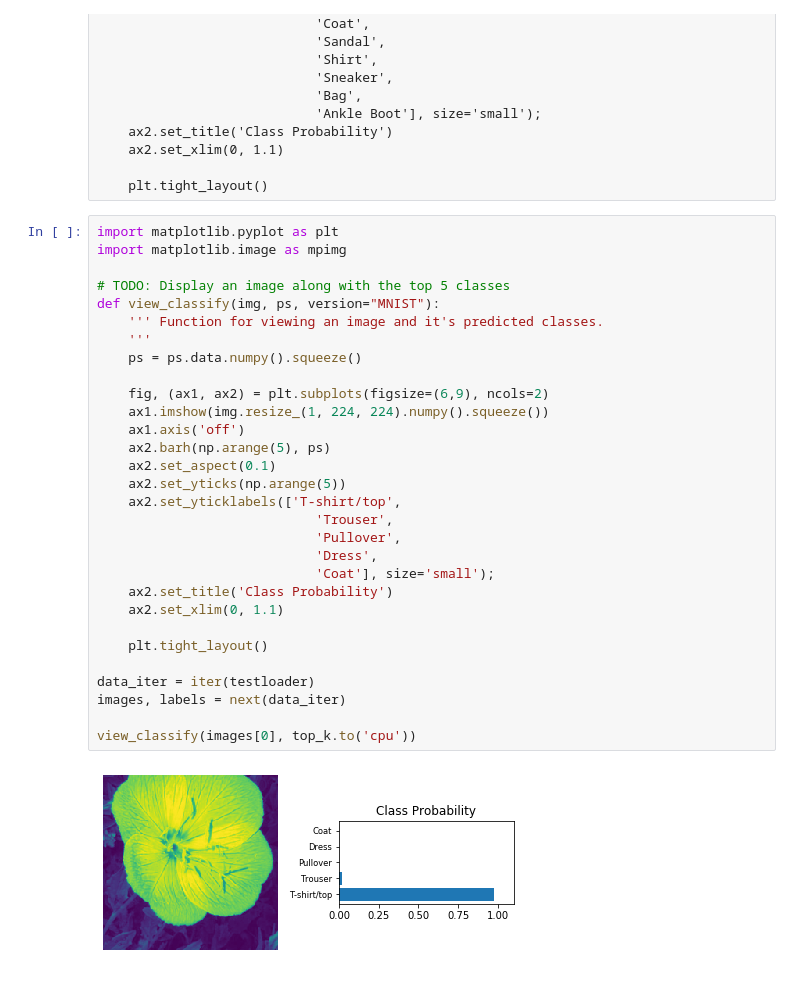
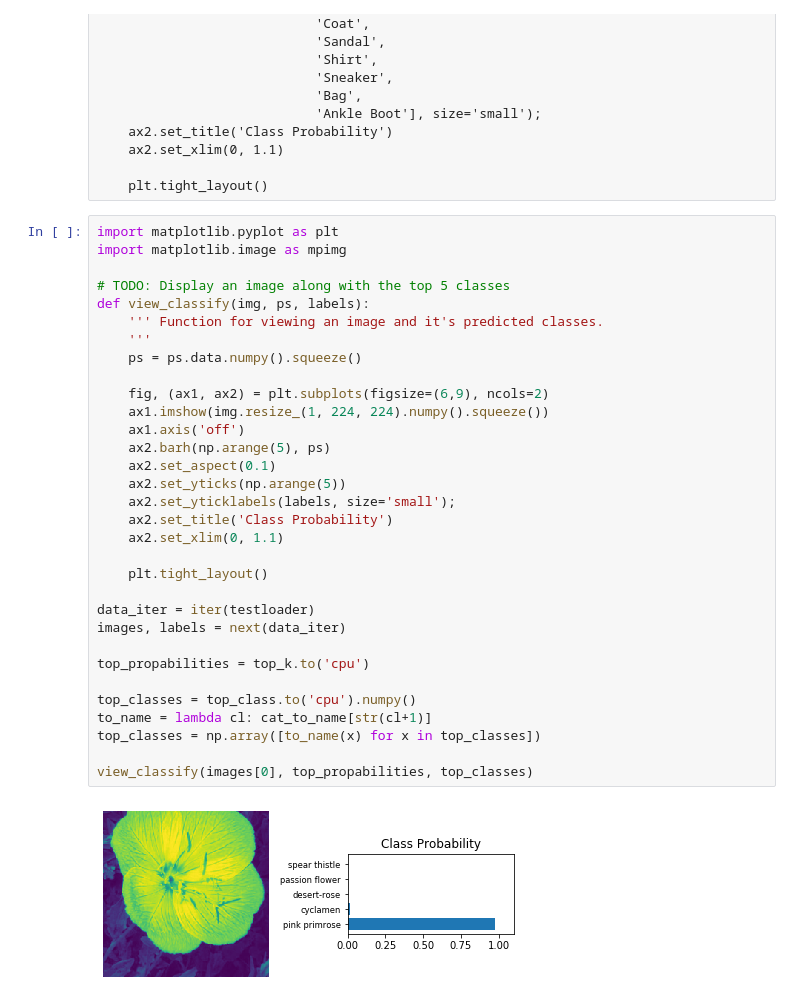
Before and after one commit to vasilkosturski/udacity-ml-intro, a Jupyter notebook: neural-networks/image-classifier/src/Image Classifier Project.ipynb, the cells around one changed output. Saved outputs shown, nothing was run; the diff lists cells and outputs as text.

```diff
--- a/neural-networks/image-classifier/src/Image Classifier Project.ipynb
+++ b/neural-networks/image-classifier/src/Image Classifier Project.ipynb
@@ -477,32 +477,34 @@ def view_classify(img, ps, version="MNIST"):
 # %%
 import matplotlib.pyplot as plt
 import matplotlib.image as mpimg
 
 # TODO: Display an image along with the top 5 classes
-def view_classify(img, ps, version="MNIST"):
+def view_classify(img, ps, labels):
     ''' Function for viewing an image and it's predicted classes.
     '''
     ps = ps.data.numpy().squeeze()
 
     fig, (ax1, ax2) = plt.subplots(figsize=(6,9), ncols=2)
     ax1.imshow(img.resize_(1, 224, 224).numpy().squeeze())
     ax1.axis('off')
     ax2.barh(np.arange(5), ps)
     ax2.set_aspect(0.1)
     ax2.set_yticks(np.arange(5))
-    ax2.set_yticklabels(['T-shirt/top',
-                            'Trouser',
-                            'Pullover',
-                            'Dress',
-                            'Coat'], size='small');
+    ax2.set_yticklabels(labels, size='small');
     ax2.set_title('Class Probability')
     ax2.set_xlim(0, 1.1)
 
     plt.tight_layout()
 
 data_iter = iter(testloader)
 images, labels = next(data_iter)
 
-view_classify(images[0], top_k.to('cpu'))
+top_propabilities = top_k.to('cpu')
+
+top_classes = top_class.to('cpu').numpy()
+to_name = lambda cl: cat_to_name[str(cl+1)]
+top_classes = np.array([to_name(x) for x in top_classes])
+
+view_classify(images[0], top_propabilities, top_classes)
 # %% [output]
-[figure, old version]
+[figure, new version]
```
